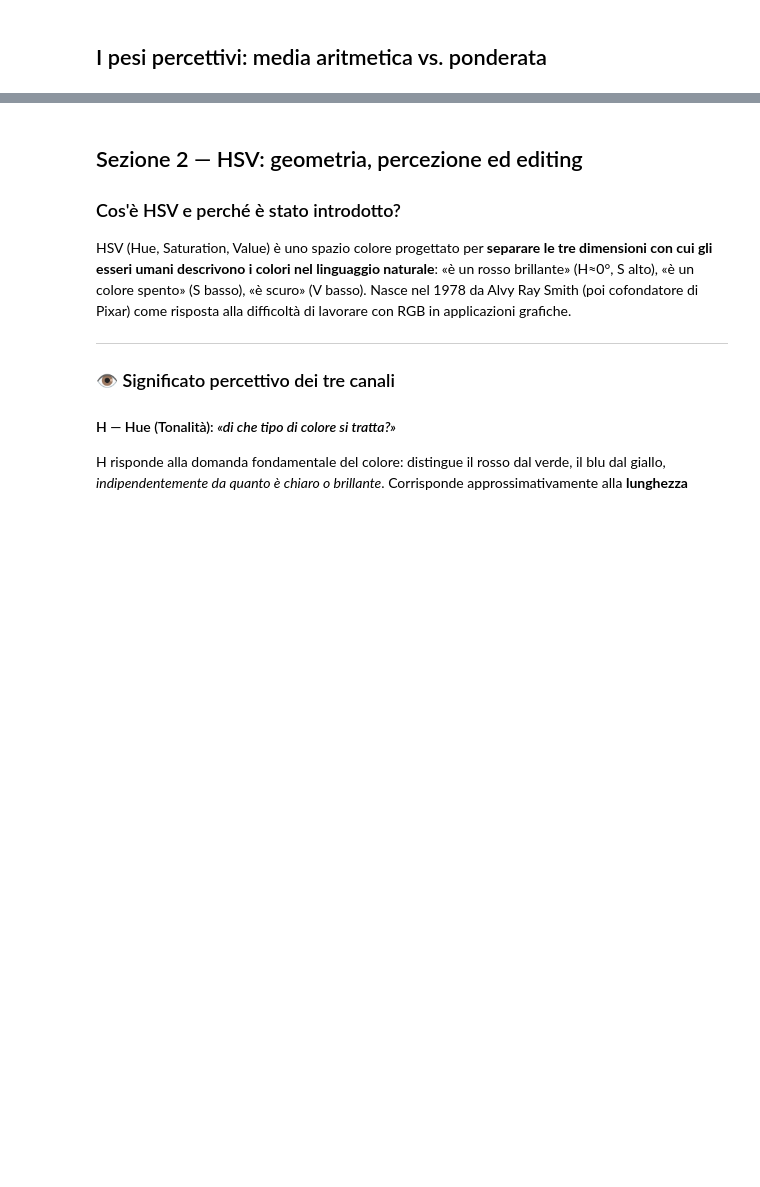
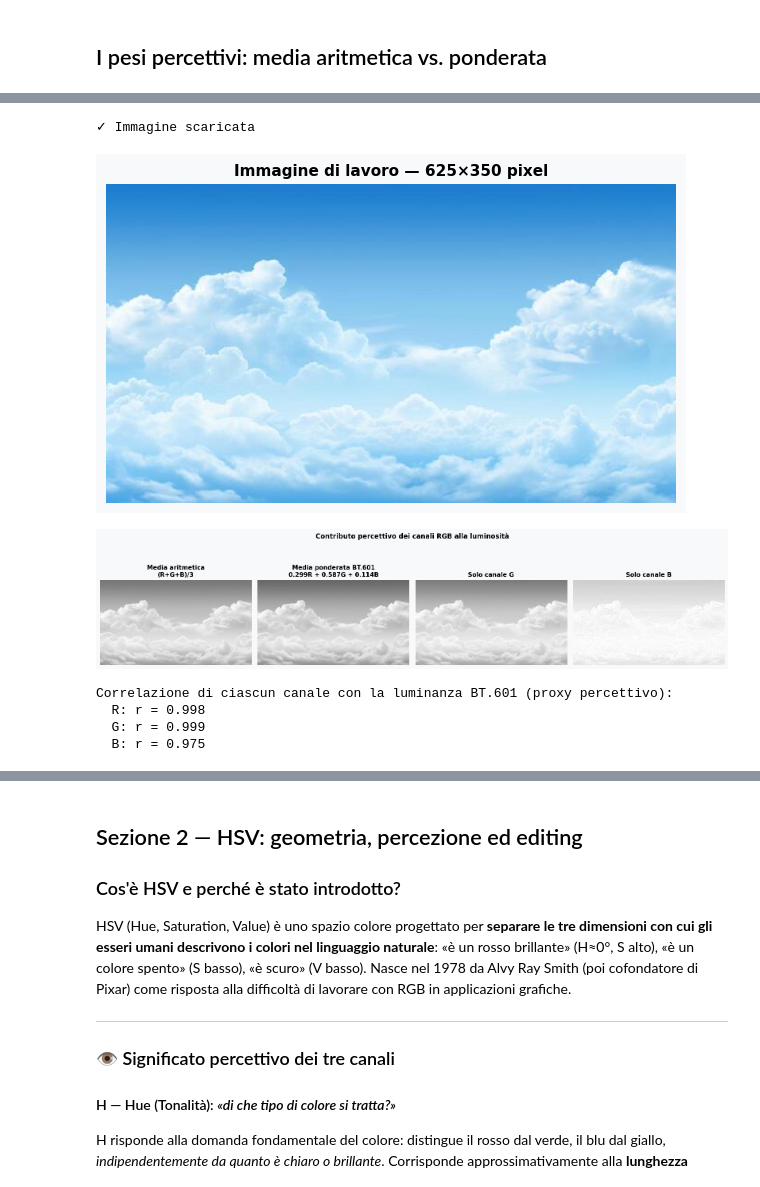
Before and after one commit to luigi-asprino/LAB-TDM, a Jupyter notebook: 003/notebook.ipynb, the cells around one changed output, grey strips where cells are left out. Drawn from its saved outputs; the diff is of its cells as text; code cells hidden in the pictures; blank space fills up the shorter version.

```diff
--- a/003/notebook.ipynb
+++ b/003/notebook.ipynb
@@ -220,3 +222,16 @@ Correlazione di ciascun canale con la luminanza BT.601 (proxy percettivo):
   R: r = 0.978
   G: r = 0.997
   B: r = 0.989
+# %%
+URL = 'https://raw.githubusercontent.com/luigi-asprino/LAB-TDM/refs/heads/main/003/cielo.jpeg'
+img_bgr_cielo, img_rgb_cielo = load_and_show_image_bgr(URL)
+R_cielo, G_cielo, B_cielo = to_RGB(img_rgb_cielo)
+correlazione_precettiva(R_cielo, G_cielo, B_cielo, "test_image2")
+# %% [output]
+✓ Immagine scaricata
+[figure, added]
+[figure, added]
+Correlazione di ciascun canale con la luminanza BT.601 (proxy percettivo):
+  R: r = 0.998
+  G: r = 0.999
+  B: r = 0.975
```
Also changed, not shown: parts of 22 cells of this notebook.
